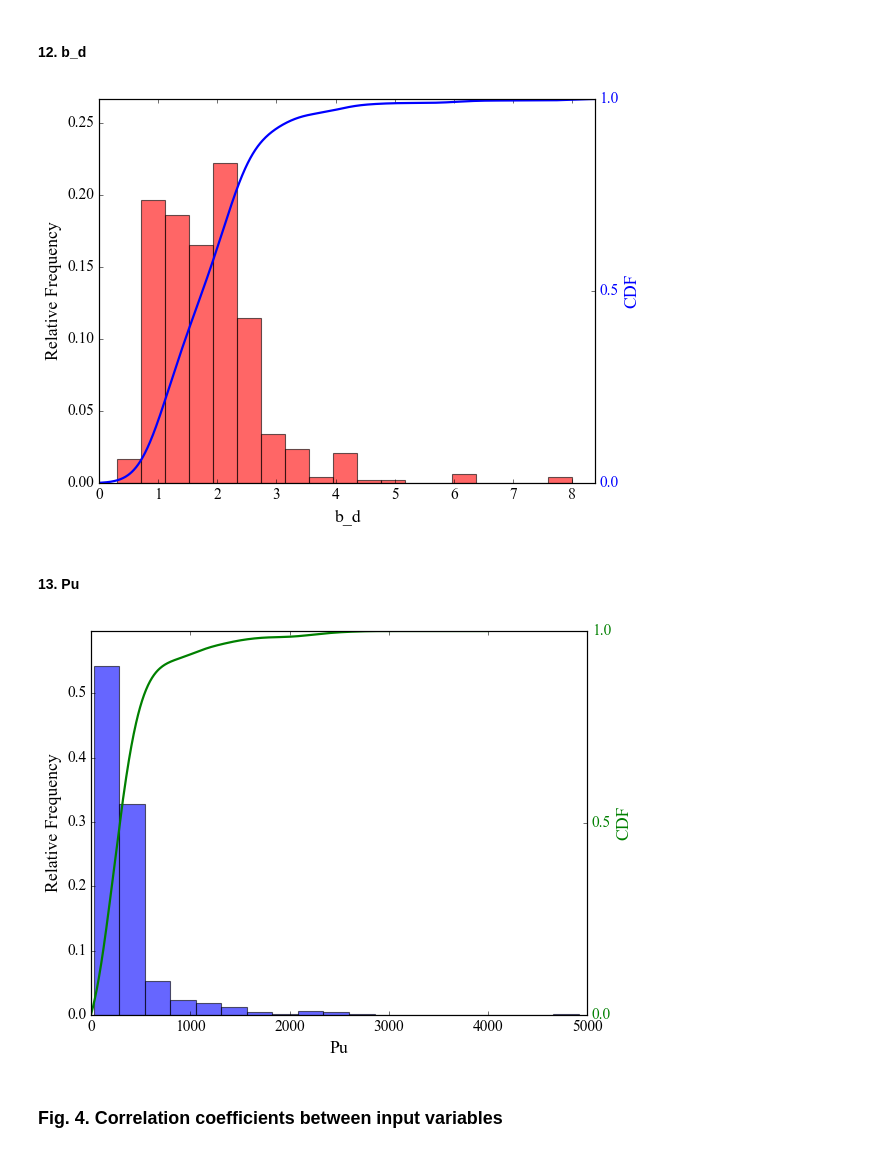
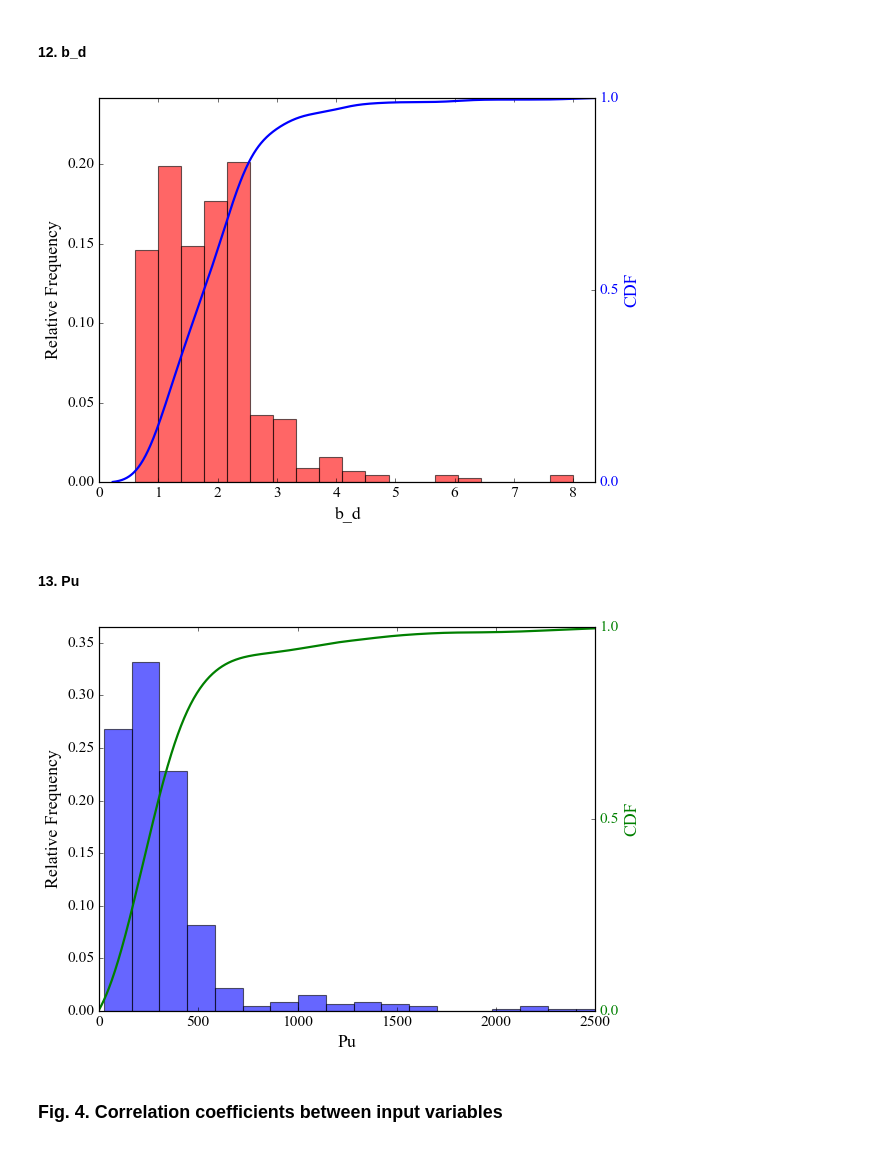
Before and after one commit to kosb123/Punching-shear, a Jupyter notebook: 코드/데이터 분포 그래프.ipynb, the cells around one changed output. Cells and saved outputs as stored; diff of their text form; code cells hidden in the pictures.

```diff
--- a/코드/데이터 분포 그래프.ipynb
+++ b/코드/데이터 분포 그래프.ipynb
@@ -1021,7 +1021,7 @@ plt.rcParams["axes.facecolor"] = "white"
 plt.rcParams["font.size"] = 14
 
 # 2. 새로운 데이터 불러오기
-file_path = "../데이터 베이스/2. 12개 입력값 머신러닝 전단파괴만.xlsx"
+file_path = "../데이터 베이스/3. 12개 입력값 머신러닝 전단파괴만_b100이하 제거.xlsx"
 data = pd.read_excel(file_path)
 
 ######################################################################
@@ -1097,7 +1097,7 @@ plt.savefig(save_path, format="pdf", bbox_inches="tight")
 
 plt.show()
 # %% [output]
-[figure, old version]
+[figure, new version]
 # %% [markdown]
 #### 13. Pu
 # %%
@@ -1114,7 +1114,7 @@ plt.rcParams["axes.facecolor"] = "white"
 plt.rcParams["font.size"] = 14
 
 # 2. 데이터 불러오기: 엑셀 파일에서 "Pu" 열의 데이터를 읽어옵니다.
-file_path = "../데이터 베이스/2. 12개 입력값 머신러닝 전단파괴만.xlsx"
+file_path = "../데이터 베이스/3. 12개 입력값 머신러닝 전단파괴만_b100이하 제거.xlsx"
 data = pd.read_excel(file_path)
 pu_data = data["Vn"]  # 엑셀 파일에 "Pu" 열이 있다고 가정합니다.
 
@@ -1155,7 +1155,7 @@ ax1.hist(
 )
 ax1.set_xlabel("Pu", fontsize=16)
 ax1.set_ylabel("Relative Frequency", fontsize=16)
-ax1.set_xlim(x_min, 5000)
+ax1.set_xlim(x_min, x_max)
 ax1.set_ylim(y1_min, y1_max)
 ax1.tick_params(axis="x", labelsize=14)
 ax1.tick_params(axis="y", labelsize=14)
@@ -1163,34 +1163,34 @@ ax1.tick_params(axis="y", labelsize=14)
 # 6-2. 오른쪽 y축: 누적 KDE를 이용해 부드러운 CDF 곡선 그리기
 # x축 범위 내에서 균등하게 샘플링한 그리드 생성
 grid_x = np.linspace(x_min, x_max, 1000)
 # gaussian_kde로 밀도 추정
 kde = gaussian_kde(pu_data)
 density = kde(grid_x)
 # 사다리꼴 적분으로 누적합 계산 후, 마지막 값으로 나눠 정규화 (마지막 값이 1이 됨)
 cum = np.cumsum(density) * (grid_x[1] - grid_x[0])
 cum = cum / cum[-1]
 
 # 오른쪽 y축에 CDF 곡선 그리기
 ax2 = ax1.twinx()
 ax2.plot(grid_x, cum, color="green", lw=2, label="CDF")
 ax2.set_ylabel("CDF", color="green", fontsize=16)
 ax2.set_ylim(y2_min, y2_max)
 ax2.tick_params(axis="y", labelcolor="green", labelsize=14)
 # CDF y축 눈금을 0, 0.5, 1로 설정
 ax2.set_yticks(np.arange(0, 1.01, 0.5))
 
 # 7. PDF로 저장 (폴더 자동 생성)
 import os
 save_dir = "데이터 분포 그래프"
 os.makedirs(save_dir, exist_ok=True)
 save_path = os.path.join(save_dir, "13. Pu.pdf")
 plt.savefig(save_path, format="pdf", bbox_inches="tight")
 
 
 
 plt.show()
 # %% [output]
-[figure, old version]
+[figure, new version]
 # %% [markdown]
 ### Fig. 4. Correlation coefficients between input variables
 # %%
```
Also changed, not shown: parts of 11 cells of this notebook, 24 other files.
